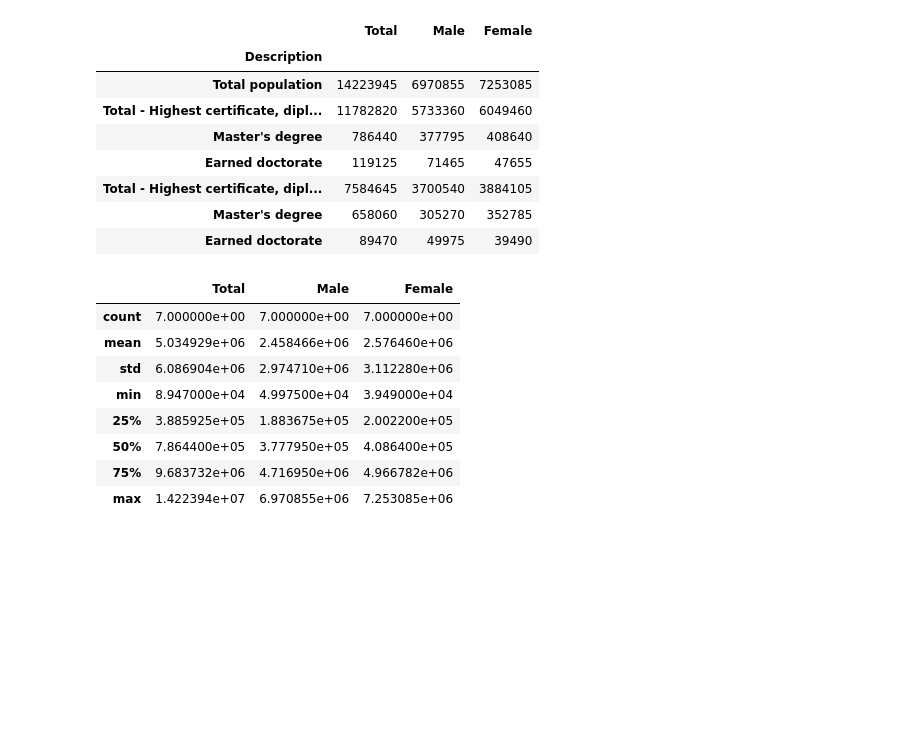
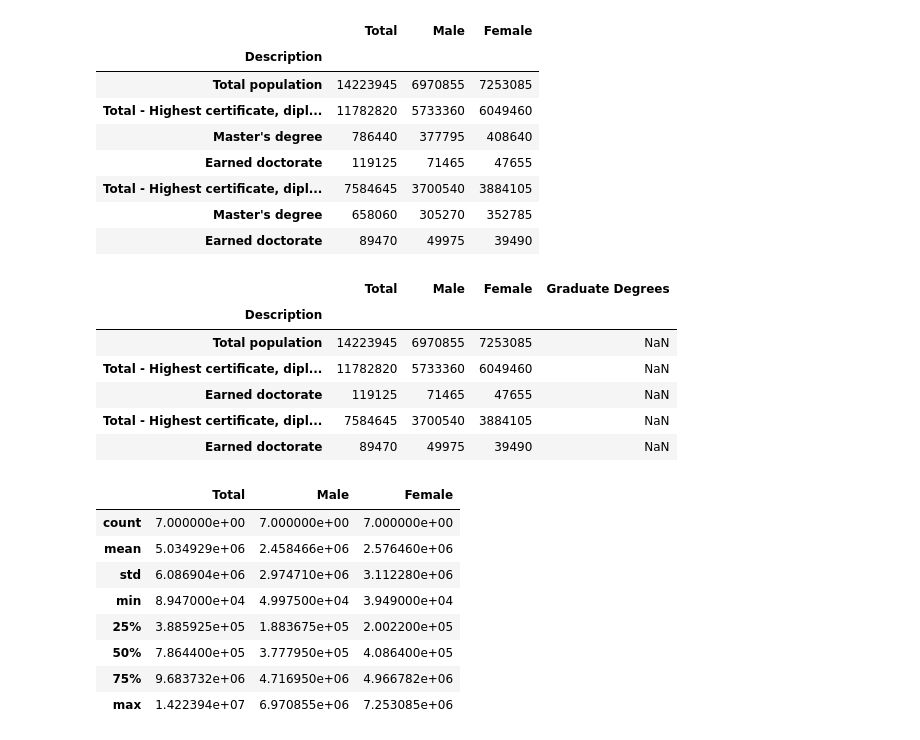
Before and after one commit to BehnooshNasri/project_one, a Jupyter notebook: behnoosh_analysis.ipynb, the cells around one changed output. Cells and saved outputs as stored; diff of their text form; code cells hidden in the pictures; blank space fills up the shorter version.

```diff
--- a/behnoosh_analysis.ipynb
+++ b/behnoosh_analysis.ipynb
@@ -83,3 +81,25 @@ on_data
+# %%
+# Find rows containing 'Master' or 'Doctorate' in the index
+master_doctorate_rows = on_data[on_data.index.str.contains('Master's degree' |'Earned doctorate')]
+
+# Combine rows and sum the values
+combined_row = master_doctorate_rows.sum()
+
+# Drop the original rows
+on_data = on_data.drop(master_doctorate_rows.index)
+
+# Add the combined row
+on_data ["Graduate Degrees"] = combined_row
+
+on_data
+# %% [output]
+|  | Total | Male | Female | Graduate Degrees |
+| Description |  |  |  |  |
+| Total population | 14223945 | 6970855 | 7253085 | NaN |
+| Total - Highest certificate, dipl... | 11782820 | 5733360 | 6049460 | NaN |
+| Earned doctorate | 119125 | 71465 | 47655 | NaN |
+| Total - Highest certificate, dipl... | 7584645 | 3700540 | 3884105 | NaN |
+| Earned doctorate | 89470 | 49975 | 39490 | NaN |
 # %%
 # #if it's better to flip rows and columns
 #pei_transposed = pei.transpose()
```
Also changed, not shown: parts of 1 cell of this notebook.
